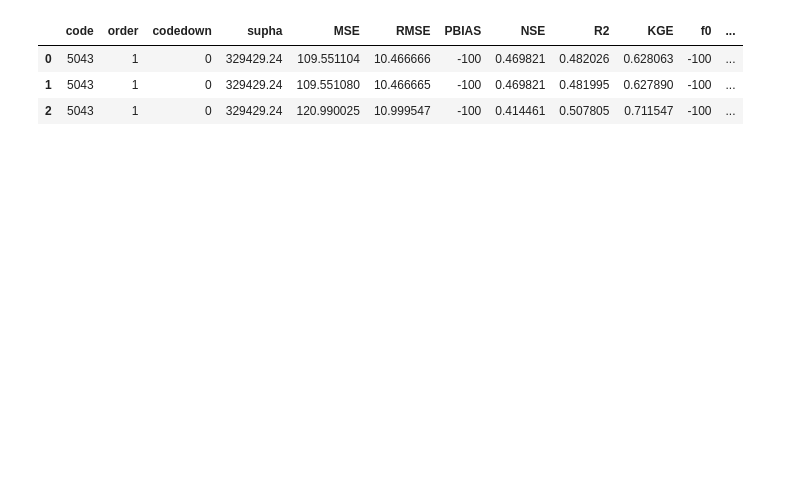
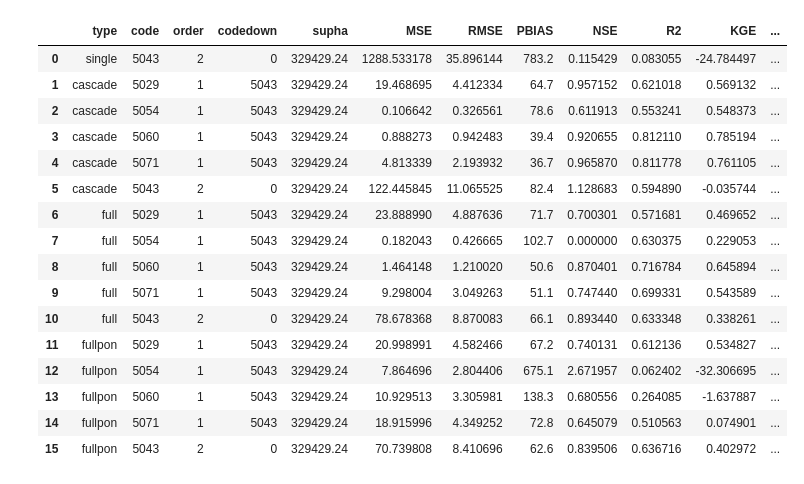
Before and after one commit to eugenioLR/hydro_model_optimization, a Jupyter notebook: evaluate_any.ipynb, the cells around one changed output. Cells and saved outputs as stored; diff of their text form; code cells hidden in the pictures; blank space fills up the shorter version.

```diff
--- a/evaluate_any.ipynb
+++ b/evaluate_any.ipynb
@@ -43,19 +40,20 @@ r = robjects.r
 r["source"](rscript_name_single)
 r["source"](rscript_name_cascade)
 
-robjects.globalenv["init_global"](data_file_cascade, basin_file_cascade)
+robjects.globalenv["init_global"](data_file, basin_file)
+robjects.globalenv["init_global_single"](data_file, basin_file, basin_n)
+exec_function_single_r = robjects.globalenv["eval_basin_param_single"]
 exec_function_r = robjects.globalenv["eval_basin_param"]
 get_basin_q = robjects.globalenv["get_basin_q"]
 
-
 weights = []
-basin_df = pd.read_csv(basin_file_cascade)
+basin_df = pd.read_csv(basin_file)
 basin_df.sort_values(by=["order"])
 
-full_data = pd.read_csv(data_file_cascade)
+full_data = pd.read_csv(data_file)
 for i, idx in enumerate(basin_df.index):
     basin_code = basin_df["code"][idx]
-    total_caudal = full_data[full_data["qhmobs"] != -100][full_data["code"] == basin_code]["qhmobs"].sum()
+    total_caudal = full_data[full_data["qhmobs"] != -100][full_data["code"] == basin_n]["qhmobs"].sum()
     weights.append(total_caudal)
 print(weights)
 weights = np.asarray(weights) / sum(weights)
@@ -74,9 +72,10 @@ dbl (4): code, order, codedown, supha
 # result_path = "results/new_data/"
 result_path = ""
 exec_types = [
-    ("fullpon", "KGE", 1),
+    ("single", "MSE", 0),
+    ("cascade", "MSE", 0),
+    ("full", "MSE", 0),
     ("fullpon", "MSE", 0),
-    ("full", "NSE", 1),
 ]
 
 result_files = [(f"./{result_path}config_{problem_type}_{basin_n}_{model}_{metric}.csv", problem_type, model, metric) for problem_type, metric, model in exec_types]
@@ -145,18 +202,44 @@ eval_df.sort_values("NSE")
 # %%
 # code,order,codedown,supha,MSE,RMSE,PBIAS,NSE,R2,KGE,f0,param
-eval_df["code"] = 5043
-eval_df["order"] = 1
-eval_df["codedown"] = 0
-eval_df["supha"] = 329429.24
-eval_df["f0"] = -100
-eval_df["PBIAS"] = -100
-eval_table_df = eval_df[["code", "order", "codedown", "supha", "MSE", "RMSE", "PBIAS", "NSE", "R2", "KGE", "f0", "params"]]
+# eval_df["code"] = 5043
+# eval_df["order"] = 1
+# eval_df["codedown"] = 0
+# eval_df["supha"] = 329429.24
+# eval_df["f0"] = -100
+# eval_df["PBIAS"] = -100
+# eval_sel_df = eval_df[eval_df["basin_code"] == basin_n]
+eval_sel_df = eval_df.copy()
+eval_sel_df["code"] = eval_sel_df["basin_code"]
+eval_sel_df["order"] = 0
+eval_sel_df["codedown"] = 0
+for idx, row in eval_sel_df.iterrows():
+    curr_basin = basin_df[basin_df.code == eval_sel_df.iloc[idx]["code"]]
+    eval_sel_df.at[idx, "order"] = basin_df[basin_df.code == eval_sel_df.iloc[idx]["code"]]["order"]
+    eval_sel_df.at[idx, "codedown"] = basin_df[basin_df.code == eval_sel_df.iloc[idx]["code"]]["codedown"]
+
+eval_sel_df["supha"] = 329429.24
+eval_sel_df["PBIAS"] = eval_sel_df["Pbias"]
+eval_sel_df["f0"] = -100
+eval_table_df = eval_sel_df[["type", "code", "order", "codedown", "supha", "MSE", "RMSE", "PBIAS", "NSE", "R2", "KGE", "f0", "params"]]
 eval_table_df.loc[:, "params"] = eval_table_df.loc[:, "params"].str.replace("[", "")
 eval_table_df.loc[:, "params"] = eval_table_df.loc[:, "params"].str.replace("]", "")
 eval_table_df
 # %% [output]
-|  | code | order | codedown | supha | MSE | RMSE | PBIAS | NSE | R2 | KGE | f0 | ... |
-| 0 | 5043 | 1 | 0 | 329429.24 | 109.551104 | 10.466666 | -100 | 0.469821 | 0.482026 | 0.628063 | -100 | ... |
-| 1 | 5043 | 1 | 0 | 329429.24 | 109.551080 | 10.466665 | -100 | 0.469821 | 0.481995 | 0.627890 | -100 | ... |
-| 2 | 5043 | 1 | 0 | 329429.24 | 120.990025 | 10.999547 | -100 | 0.414461 | 0.507805 | 0.711547 | -100 | ... |
+|  | type | code | order | codedown | supha | MSE | RMSE | PBIAS | NSE | R2 | KGE | ... |
+| 0 | single | 5043 | 2 | 0 | 329429.24 | 1288.533178 | 35.896144 | 783.2 | 0.115429 | 0.083055 | -24.784497 | ... |
+| 1 | cascade | 5029 | 1 | 5043 | 329429.24 | 19.468695 | 4.412334 | 64.7 | 0.957152 | 0.621018 | 0.569132 | ... |
+| 2 | cascade | 5054 | 1 | 5043 | 329429.24 | 0.106642 | 0.326561 | 78.6 | 0.611913 | 0.553241 | 0.548373 | ... |
+| 3 | cascade | 5060 | 1 | 5043 | 329429.24 | 0.888273 | 0.942483 | 39.4 | 0.920655 | 0.812110 | 0.785194 | ... |
+| 4 | cascade | 5071 | 1 | 5043 | 329429.24 | 4.813339 | 2.193932 | 36.7 | 0.965870 | 0.811778 | 0.761105 | ... |
+| 5 | cascade | 5043 | 2 | 0 | 329429.24 | 122.445845 | 11.065525 | 82.4 | 1.128683 | 0.594890 | -0.035744 | ... |
+| 6 | full | 5029 | 1 | 5043 | 329429.24 | 23.888990 | 4.887636 | 71.7 | 0.700301 | 0.571681 | 0.469652 | ... |
+| 7 | full | 5054 | 1 | 5043 | 329429.24 | 0.182043 | 0.426665 | 102.7 | 0.000000 | 0.630375 | 0.229053 | ... |
+| 8 | full | 5060 | 1 | 5043 | 329429.24 | 1.464148 | 1.210020 | 50.6 | 0.870401 | 0.716784 | 0.645894 | ... |
+| 9 | full | 5071 | 1 | 5043 | 329429.24 | 9.298004 | 3.049263 | 51.1 | 0.747440 | 0.699331 | 0.543589 | ... |
+| 10 | full | 5043 | 2 | 0 | 329429.24 | 78.678368 | 8.870083 | 66.1 | 0.893440 | 0.633348 | 0.338261 | ... |
+| 11 | fullpon | 5029 | 1 | 5043 | 329429.24 | 20.998991 | 4.582466 | 67.2 | 0.740131 | 0.612136 | 0.534827 | ... |
+| 12 | fullpon | 5054 | 1 | 5043 | 329429.24 | 7.864696 | 2.804406 | 675.1 | 2.671957 | 0.062402 | -32.306695 | ... |
+| 13 | fullpon | 5060 | 1 | 5043 | 329429.24 | 10.929513 | 3.305981 | 138.3 | 0.680556 | 0.264085 | -1.637887 | ... |
+| 14 | fullpon | 5071 | 1 | 5043 | 329429.24 | 18.915996 | 4.349252 | 72.8 | 0.645079 | 0.510563 | 0.074901 | ... |
+| 15 | fullpon | 5043 | 2 | 0 | 329429.24 | 70.739808 | 8.410696 | 62.6 | 0.839506 | 0.636716 | 0.402972 | ... |
 # %%
```
Also changed, not shown: parts of 8 cells of this notebook, 4 other files.
